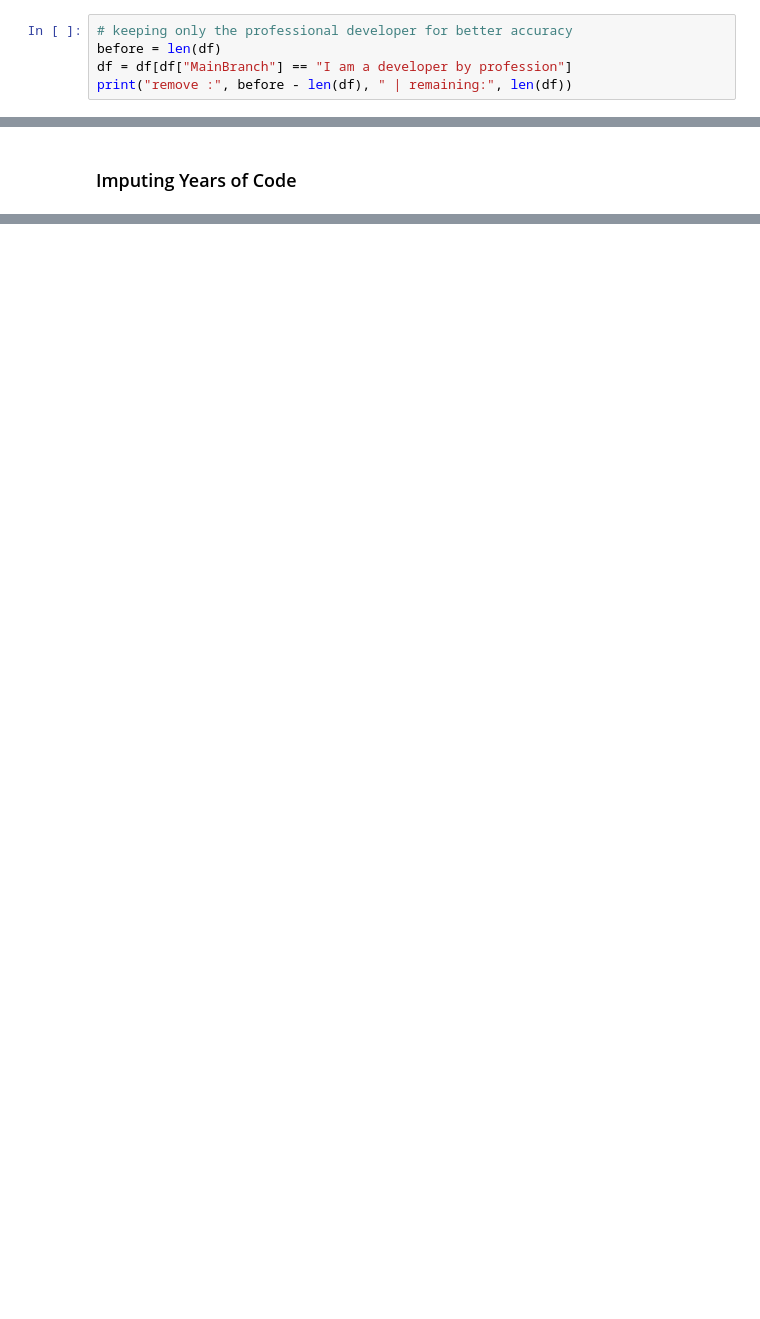
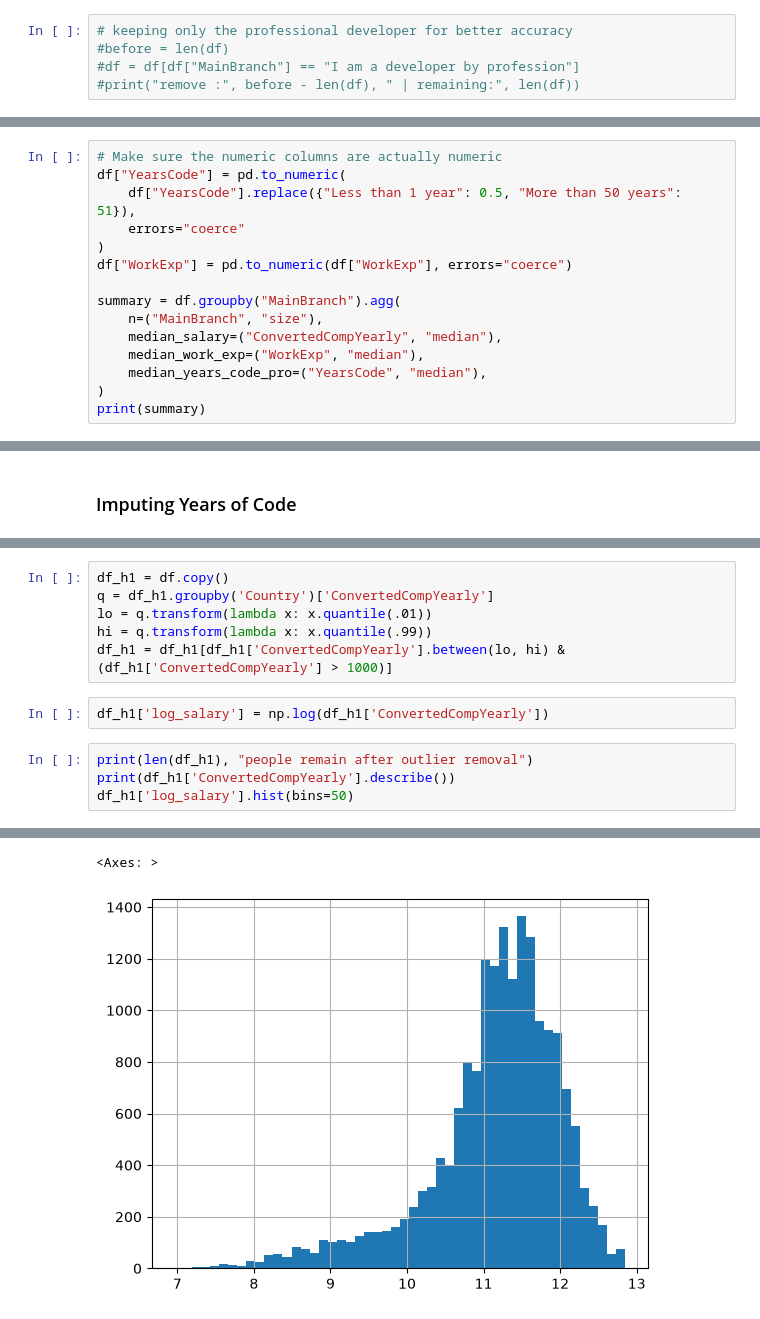
Before and after one commit to Ammar2882/Redi_Data_Circle_Stackoverflow, a Jupyter notebook: data_clean.ipynb, the cells around one changed output, grey strips where cells are left out. Cells and saved outputs as stored; diff of their text form; blank space fills up the shorter version.

```diff
--- a/data_clean.ipynb
+++ b/data_clean.ipynb
@@ -119,5 +130,5 @@ Name: count, dtype: int64
 # %%
 # keeping only the professional developer for better accuracy
-before = len(df)
-df = df[df["MainBranch"] == "I am a developer by profession"]
-print("remove :", before - len(df), " | remaining:", len(df))
+#before = len(df)
+#df = df[df["MainBranch"] == "I am a developer by profession"]
+#print("remove :", before - len(df), " | remaining:", len(df))
@@ -125,0 +135,15 @@ remove : 3752  | remaining: 20195
+# %%
+# Make sure the numeric columns are actually numeric
+df["YearsCode"] = pd.to_numeric(
+    df["YearsCode"].replace({"Less than 1 year": 0.5, "More than 50 years": 51}),
+    errors="coerce"
+)
+df["WorkExp"] = pd.to_numeric(df["WorkExp"], errors="coerce")
+
+summary = df.groupby("MainBranch").agg(
+    n=("MainBranch", "size"),
+    median_salary=("ConvertedCompYearly", "median"),
+    median_work_exp=("WorkExp", "median"),
+    median_years_code_pro=("YearsCode", "median"),
+)
+print(summary)
@@ -718,0 +720,13 @@ Terraform  2995  104413.0
+# %%
+df_h1 = df.copy()
+q = df_h1.groupby('Country')['ConvertedCompYearly']
+lo = q.transform(lambda x: x.quantile(.01))
+hi = q.transform(lambda x: x.quantile(.99))
+df_h1 = df_h1[df_h1['ConvertedCompYearly'].between(lo, hi) & (df_h1['ConvertedCompYearly'] > 1000)]
+# %%
+df_h1['log_salary'] = np.log(df_h1['ConvertedCompYearly'])
+# %%
+print(len(df_h1), "people remain after outlier removal")
+print(df_h1['ConvertedCompYearly'].describe())
+df_h1['log_salary'].hist(bins=50)
+# %% [output]
@@ -718,0 +743,2 @@ Terraform  2995  104413.0
+<Axes: >
+[figure, added]
```
Also changed, not shown: parts of 33 cells of this notebook, 1 other file.
